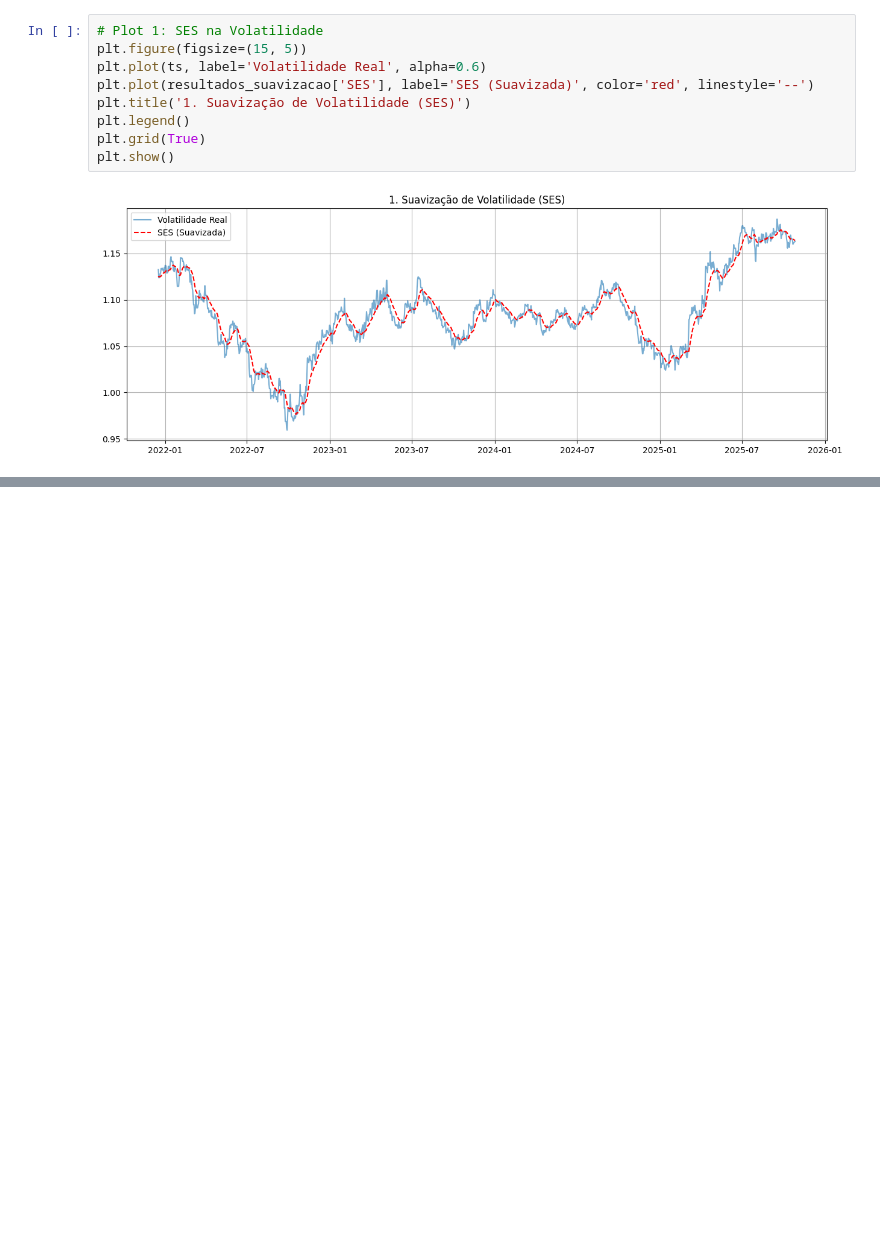
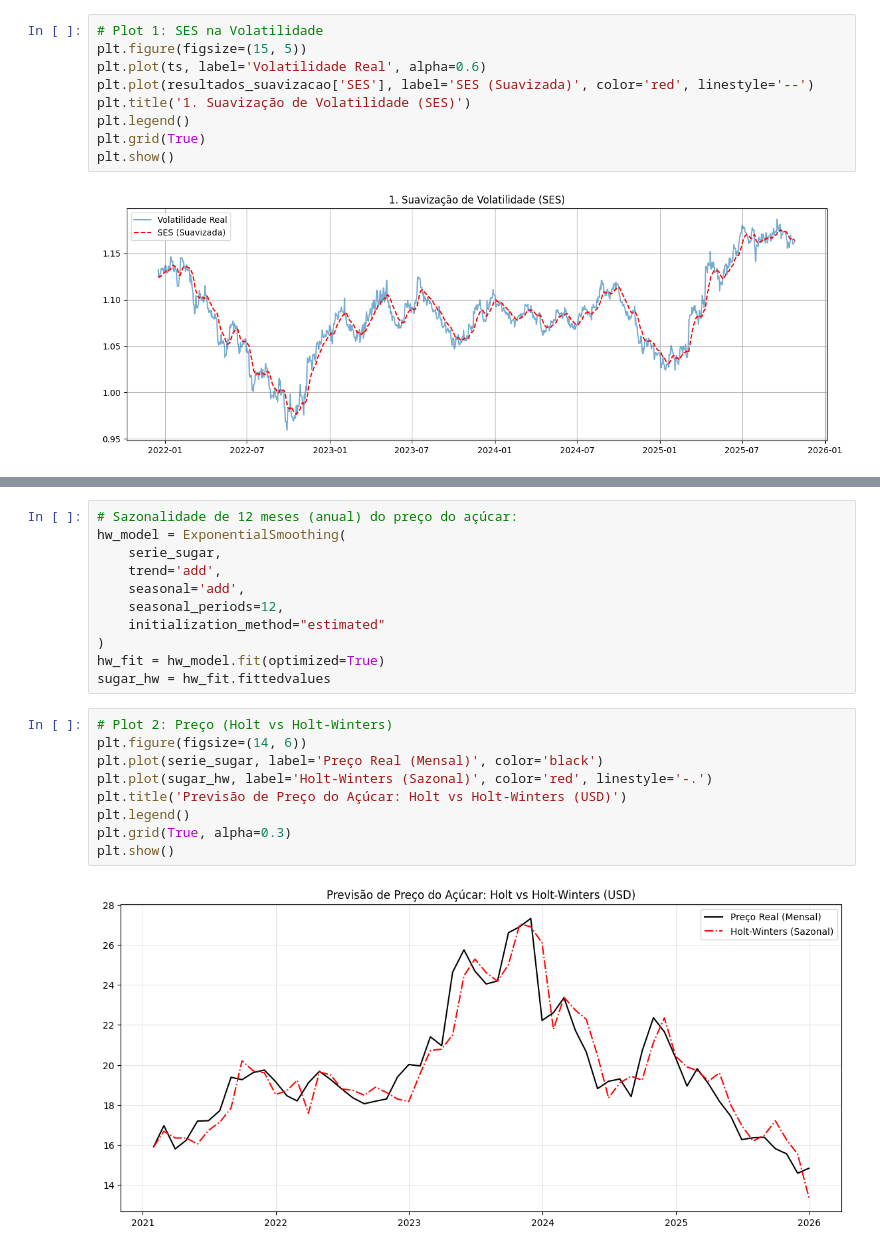
Before and after one commit to beabento/Econometria-2, a Jupyter notebook: atividade1.ipynb, the cells around one changed output, grey strips where cells are left out. Saved outputs shown, nothing was run; the diff lists cells and outputs as text; blank space fills up the shorter version.

```diff
--- a/atividade1.ipynb
+++ b/atividade1.ipynb
@@ -212,0 +313,22 @@ plt.show()
+# %%
+# Sazonalidade de 12 meses (anual) do preço do açúcar:
+hw_model = ExponentialSmoothing(
+    serie_sugar,
+    trend='add',
+    seasonal='add',
+    seasonal_periods=12,
+    initialization_method="estimated"
+)
+hw_fit = hw_model.fit(optimized=True)
+sugar_hw = hw_fit.fittedvalues
+# %%
+# Plot 2: Preço (Holt vs Holt-Winters)
+plt.figure(figsize=(14, 6))
+plt.plot(serie_sugar, label='Preço Real (Mensal)', color='black')
+plt.plot(sugar_hw, label='Holt-Winters (Sazonal)', color='red', linestyle='-.')
+plt.title('Previsão de Preço do Açúcar: Holt vs Holt-Winters (USD)')
+plt.legend()
+plt.grid(True, alpha=0.3)
+plt.show()
+# %% [output]
+[figure, added]
```
Also changed, not shown: parts of 3 cells of this notebook.
